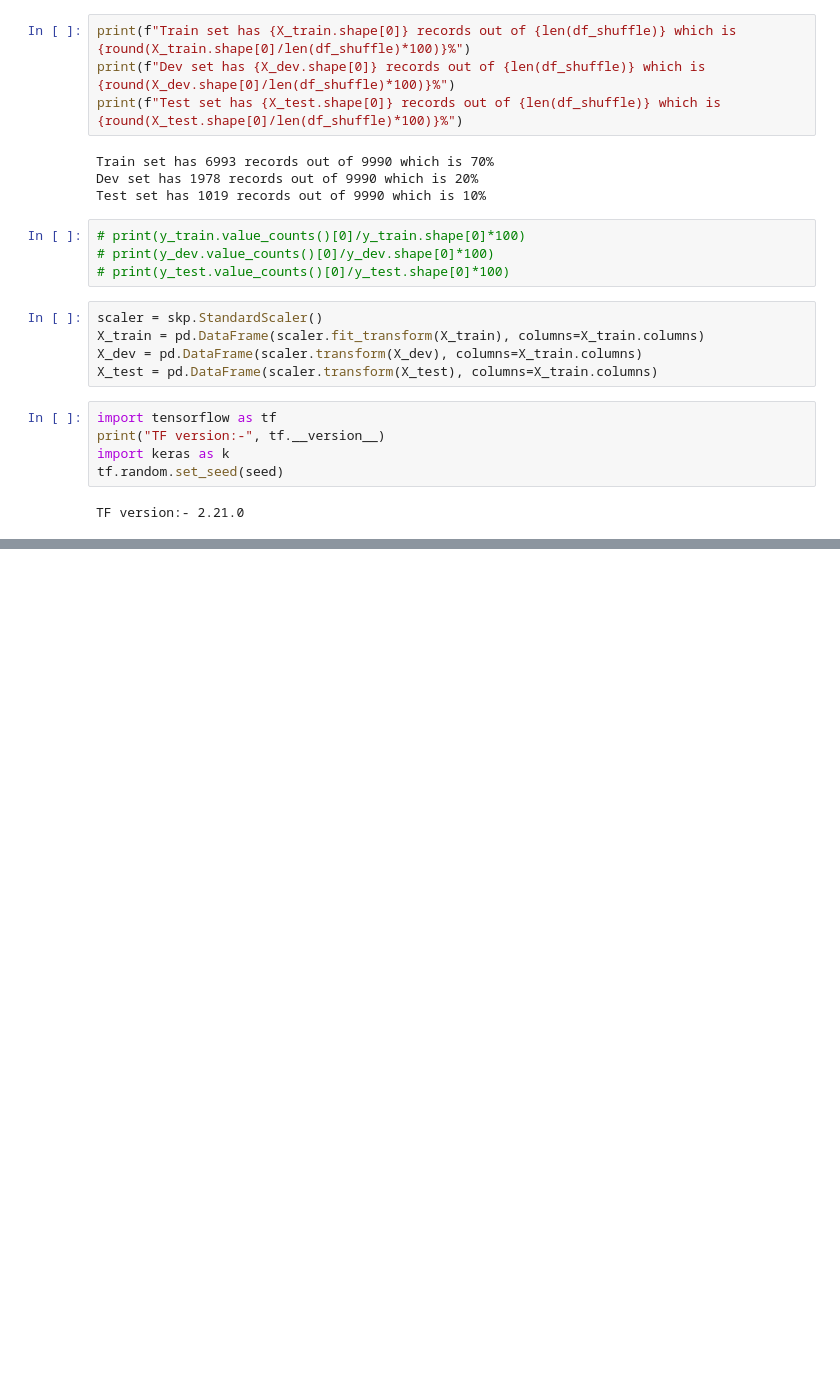
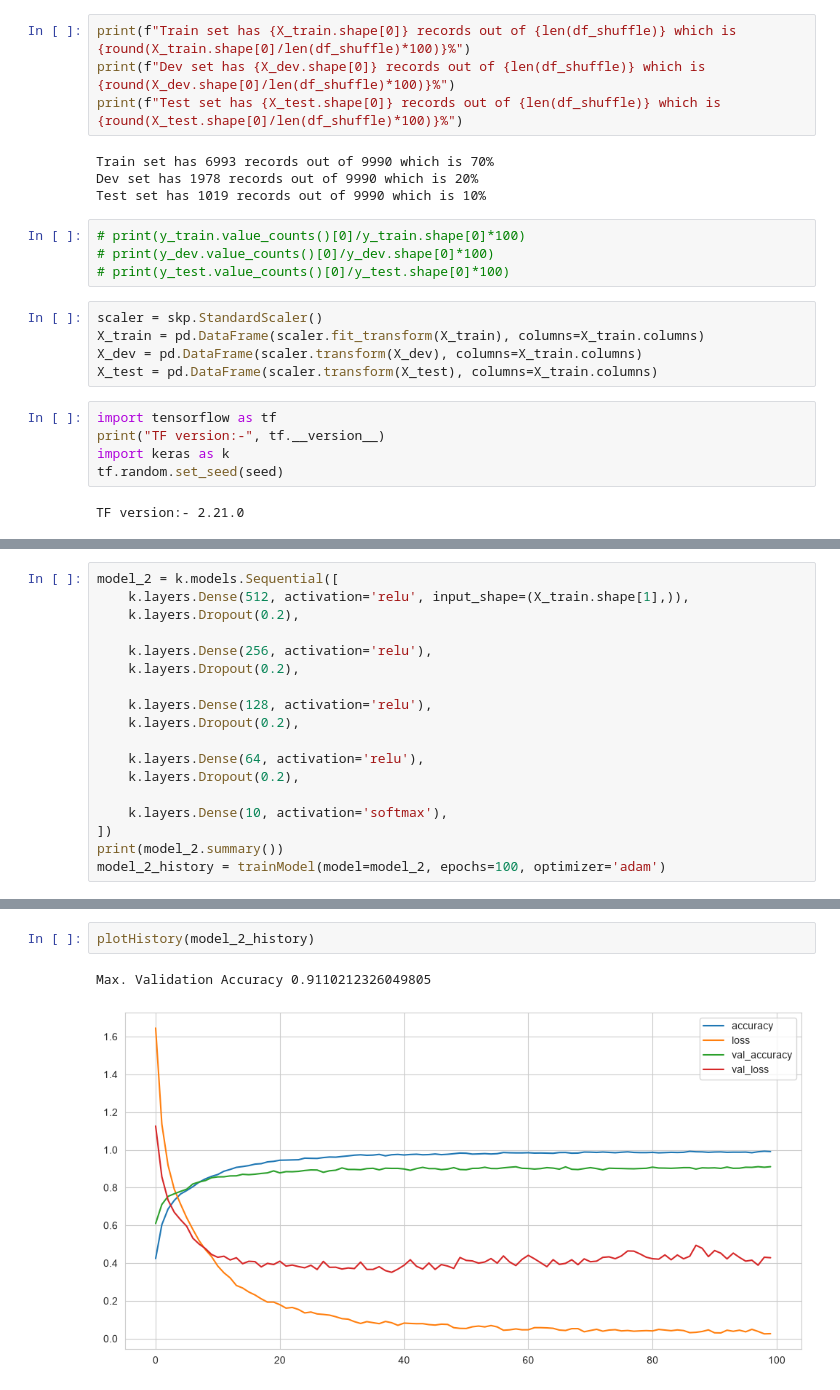
Before and after one commit to diego-nst/BongcayaoTanalgo_ISCS30.63, a Jupyter notebook: project-ver2.ipynb, the cells around one changed output, grey strips where cells are left out. Cells and saved outputs as stored; diff of their text form; blank space fills up the shorter version.

```diff
--- a/project-ver2.ipynb
+++ b/project-ver2.ipynb
@@ -691,0 +697,18 @@ ValueError: Invalid dtype: str
+# %%
+model_2 = k.models.Sequential([
+    k.layers.Dense(512, activation='relu', input_shape=(X_train.shape[1],)),
+    k.layers.Dropout(0.2),
+
+    k.layers.Dense(256, activation='relu'),
+    k.layers.Dropout(0.2),
+
+    k.layers.Dense(128, activation='relu'),
+    k.layers.Dropout(0.2),
+
+    k.layers.Dense(64, activation='relu'),
+    k.layers.Dropout(0.2),
+
+    k.layers.Dense(10, activation='softmax'),
+])
+print(model_2.summary())
+model_2_history = trainModel(model=model_2, epochs=100, optimizer='adam')
@@ -691,0 +754,5 @@ ValueError: Invalid dtype: str
+# %%
+plotHistory(model_2_history)
+# %% [output]
+Max. Validation Accuracy 0.9110212326049805
+[figure, added]
```
Also changed, not shown: parts of 15 cells of this notebook.
